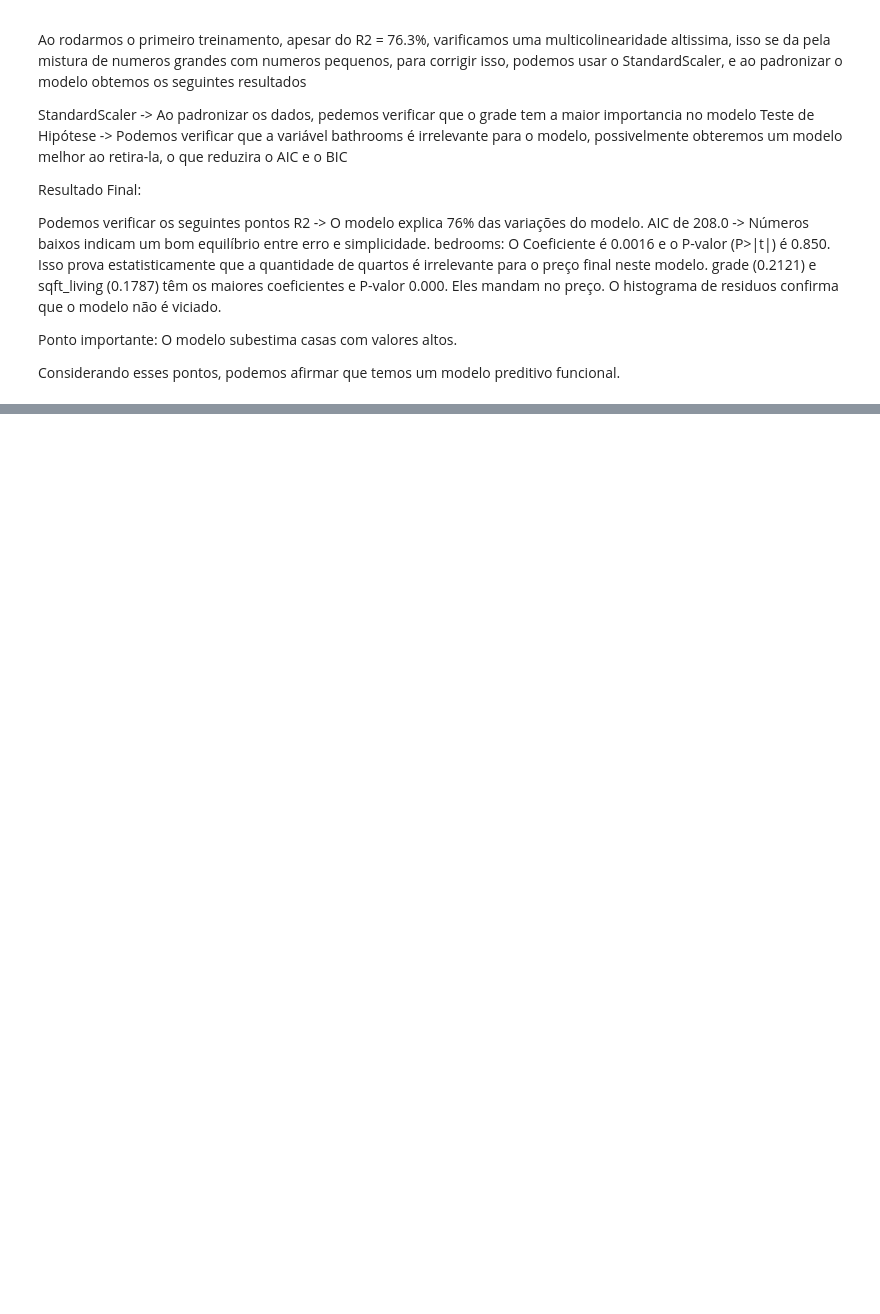
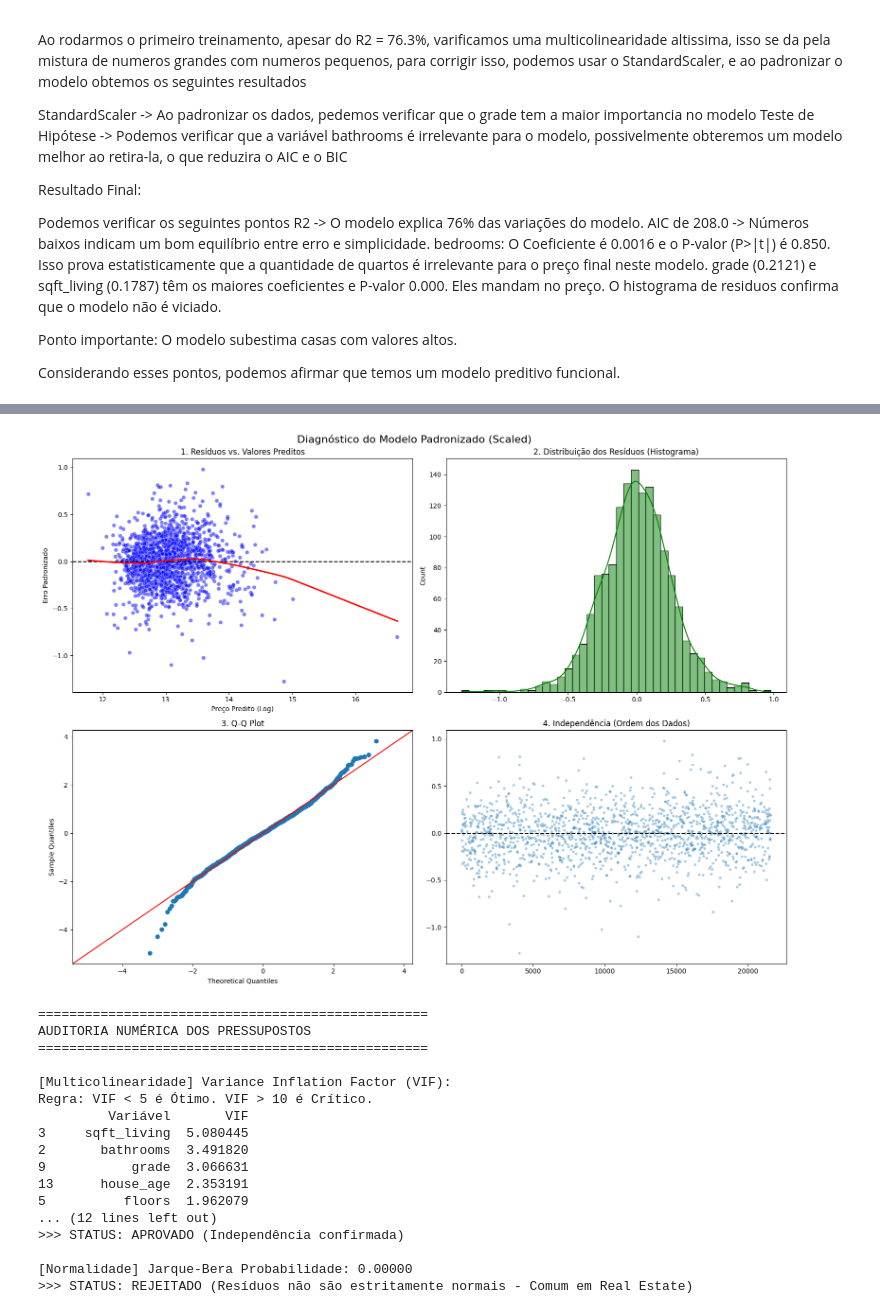
Before and after one commit to GabrielFrat/PUC-Minas, a Jupyter notebook: Projeto Regressão Linear/main.ipynb, the cells around one changed output, grey strips where cells are left out. Saved outputs shown, nothing was run; the diff lists cells and outputs as text; code cells hidden in the pictures; blank space fills up the shorter version.

```diff
--- a/Projeto Regressão Linear/main.ipynb
+++ b/Projeto Regressão Linear/main.ipynb
@@ -492,0 +522,79 @@ plt.show()
+# %%
+import matplotlib.pyplot as plt
+import seaborn as sns
+import pandas as pd
+import statsmodels.api as sm
+from statsmodels.stats.outliers_influence import variance_inflation_factor
+
+# --- 1. Preparar os Dados da Auditoria ---
+residuos = model_scaled.resid
+preditos = model_scaled.fittedvalues
+
+# --- 2. Painel Gráfico (Visual) ---
+fig, ax = plt.subplots(2, 2, figsize=(16, 12))
+fig.suptitle('Diagnóstico do Modelo Padronizado (Scaled)', fontsize=16)
+
+# A) Linearidade & Homocedasticidade (Resíduos vs Preditos)
+# O que buscar: Uma nuvem aleatória em torno da linha preta. Sem formas de "funil" ou "U".
+sns.scatterplot(x=preditos, y=residuos, ax=ax[0, 0], alpha=0.5, color='blue')
+ax[0, 0].axhline(0, color='black', linestyle='--')
+# Linha vermelha suavizada para mostrar tendência do erro
+sns.regplot(x=preditos, y=residuos, scatter=False, ci=False, lowess=True,
+            line_kws={'color': 'red'}, ax=ax[0, 0])
+ax[0, 0].set_title('1. Resíduos vs. Valores Preditos')
+ax[0, 0].set_xlabel('Preço Predito (Log)')
+ax[0, 0].set_ylabel('Erro Padronizado')
+
+# B) Normalidade (Histograma)
+# O que buscar: Um sino (Bell Curve) centrado no zero.
+sns.histplot(residuos, kde=True, ax=ax[0, 1], color='green')
+ax[0, 1].set_title('2. Distribuição dos Resíduos (Histograma)')
+
+# C) Normalidade Rigorosa (Q-Q Plot)
+# O que buscar: Pontos azuis seguindo a linha vermelha.
+sm.qqplot(residuos, line='45', fit=True, ax=ax[1, 0])
+ax[1, 0].set_title('3. Q-Q Plot')
+
+# D) Independência (Resíduos vs Ordem)
+# O que buscar: Ausência de padrões repetitivos ou ondas.
+ax[1, 1].plot(residuos.index, residuos, marker='o', linestyle='', alpha=0.3, markersize=3)
+ax[1, 1].axhline(0, color='black', linestyle='--')
+ax[1, 1].set_title('4. Independência (Ordem dos Dados)')
+
+plt.tight_layout()
+plt.show()
+
+# --- 3. Relatório Numérico (VIF e Testes) ---
+print("\n" + "="*50)
+print("AUDITORIA NUMÉRICA DOS PRESSUPOSTOS")
+print("="*50)
+
+# A) Multicolinearidade (VIF)
+# Agora com dados Scaled, o VIF é muito confiável.
+print("\n[Multicolinearidade] Variance Inflation Factor (VIF):")
+print("Regra: VIF < 5 é Ótimo. VIF > 10 é Crítico.")
+vif_data = pd.DataFrame()
+vif_data["Variável"] = X_final_scaled.columns
+vif_data["VIF"] = [variance_inflation_factor(X_final_scaled.values, i)
+                   for i in range(X_final_scaled.shape[1])]
+# Mostramos ordenado pelo maior problema
+print(vif_data.sort_values('VIF', ascending=False))
+# %% [output]
+[figure, added]
+==================================================
+AUDITORIA NUMÉRICA DOS PRESSUPOSTOS
+==================================================
+
+[Multicolinearidade] Variance Inflation Factor (VIF):
+Regra: VIF < 5 é Ótimo. VIF > 10 é Crítico.
+         Variável       VIF
+3     sqft_living  5.080445
+2       bathrooms  3.491820
+9           grade  3.066631
+13      house_age  2.353191
+5          floors  1.962079
+... (12 lines left out)
+>>> STATUS: APROVADO (Independência confirmada)
+
+[Normalidade] Jarque-Bera Probabilidade: 0.00000
+>>> STATUS: REJEITADO (Resíduos não são estritamente normais - Comum em Real Estate)
```
Also changed, not shown: parts of 9 cells of this notebook, 2 other files.
